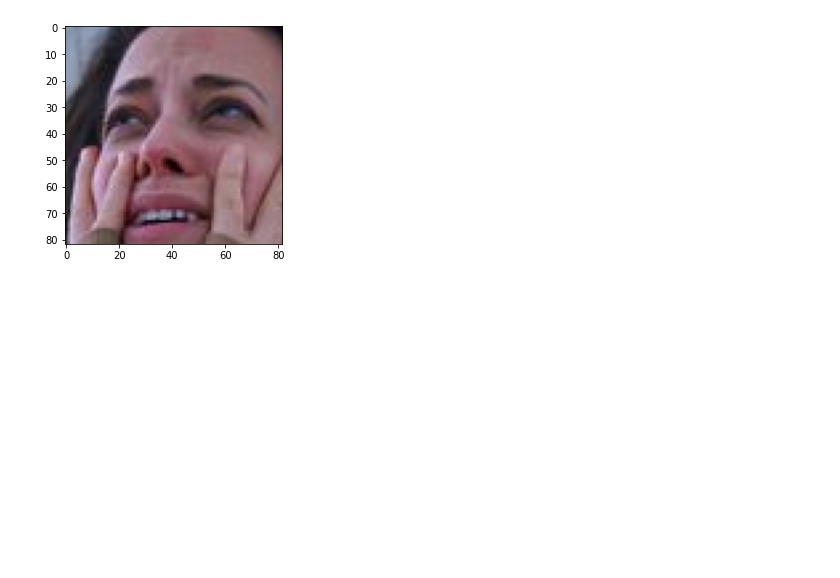
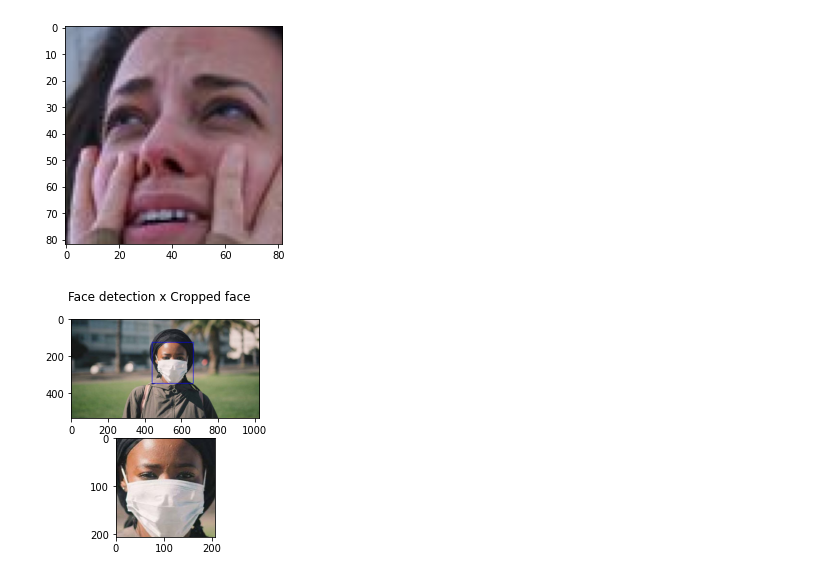
Before and after one commit to thiagolermen/facemask-detection-v1, a Jupyter notebook: FaceMaskDetection.ipynb, the cells around one changed output. Saved outputs shown, nothing was run; the diff lists cells and outputs as text; code cells hidden in the pictures; blank space fills up the shorter version.

```diff
--- a/FaceMaskDetection.ipynb
+++ b/FaceMaskDetection.ipynb
@@ -433,14 +347,28 @@ gray.shape
 # %% [markdown]
 Find faces in the image
 # %%
-faces = faceCascade.detectMultiScale(gray,1.1,4)
-for x,y,w,h in faces:
-  roi_gray = gray[y:y+h, x:x+w]
-  roi_color = frame[y:y+h, x:x+w]
-  cv2.rectangle(frame, (x,y), (x+w, y+h), (255,0,0), 2)
-  new_faces = faceCascade.detectMultiScale(roi_gray)
-  if len(new_faces) == 0:
-    print("Face not detected")
-  else:
-    for (ex,ey,ew,eh) in new_faces:
-      face_roi = roi_color[ey: ey+eh, ex:ex+ew]
+def face_detection(frame):
+  # Choose the object detection classifier - in this case haar cascade
+  faceCascade = cv2.CascadeClassifier(cv2.data.haarcascades+'haarcascade_frontalface_default.xml')
+  gray = cv2.cvtColor(frame, cv2.COLOR_BGR2GRAY)
+  # Face detection and cropping
+  faces = faceCascade.detectMultiScale(gray,1.1,4)
+  for x,y,w,h in faces:
+    roi_gray = gray[y:y+h, x:x+w]
+    roi_color = frame[y:y+h, x:x+w]
+    cv2.rectangle(frame, (x,y), (x+w, y+h), (255,0,0), 2)
+    new_faces = faceCascade.detectMultiScale(roi_gray)
+    if len(new_faces) == 0:
+      print("Face not detected")
+      break
+    else:
+      for (ex,ey,ew,eh) in new_faces:
+        face_roi = roi_color[ey: ey+eh, ex:ex+ew]
+        cropped_face = face_roi
+  # Plot two images
+  fig, axs = plt.subplots(2)
+  fig.suptitle('Face detection x Cropped face')
+  axs[0].imshow(cv2.cvtColor(frame, cv2.COLOR_BGR2RGB))
+  axs[1].imshow(cv2.cvtColor(cropped_face, cv2.COLOR_BGR2RGB))
+
+  return cropped_face, frame
@@ -471,3 +393,9 @@ else:
 # %% [output]
 Without mask
 [figure]
+# %%
+# Face detection
+frame = cv2.imread('with6.jpg')
+cropped_face = face_detection(frame)[0]
+# %% [output]
+[figure, added]
```
Also changed, not shown: parts of 28 cells of this notebook.
